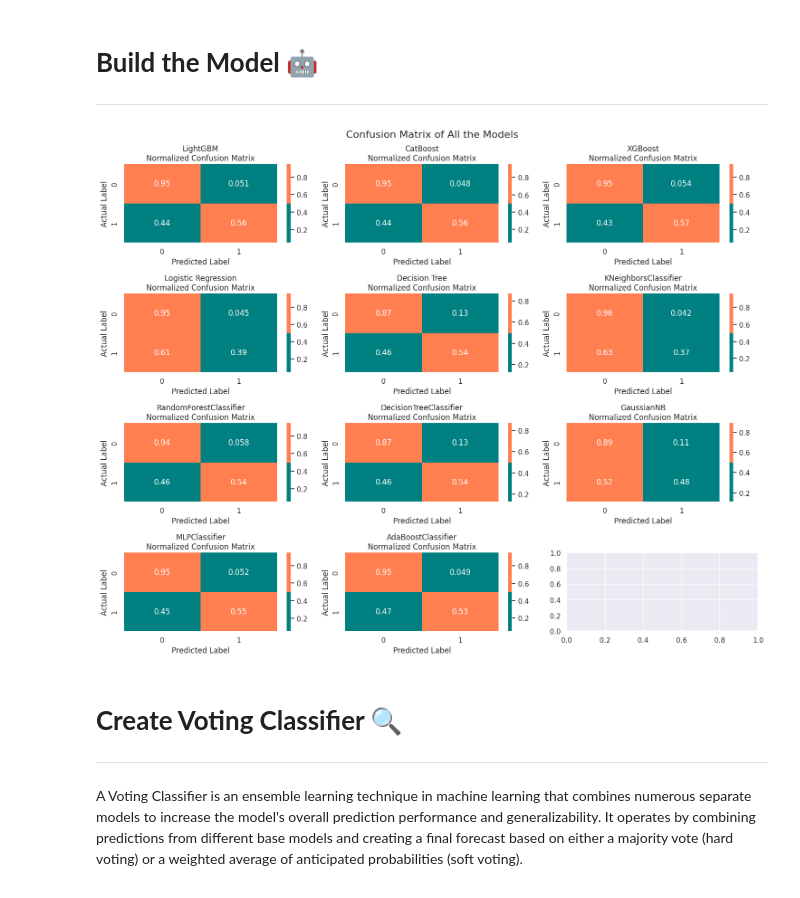
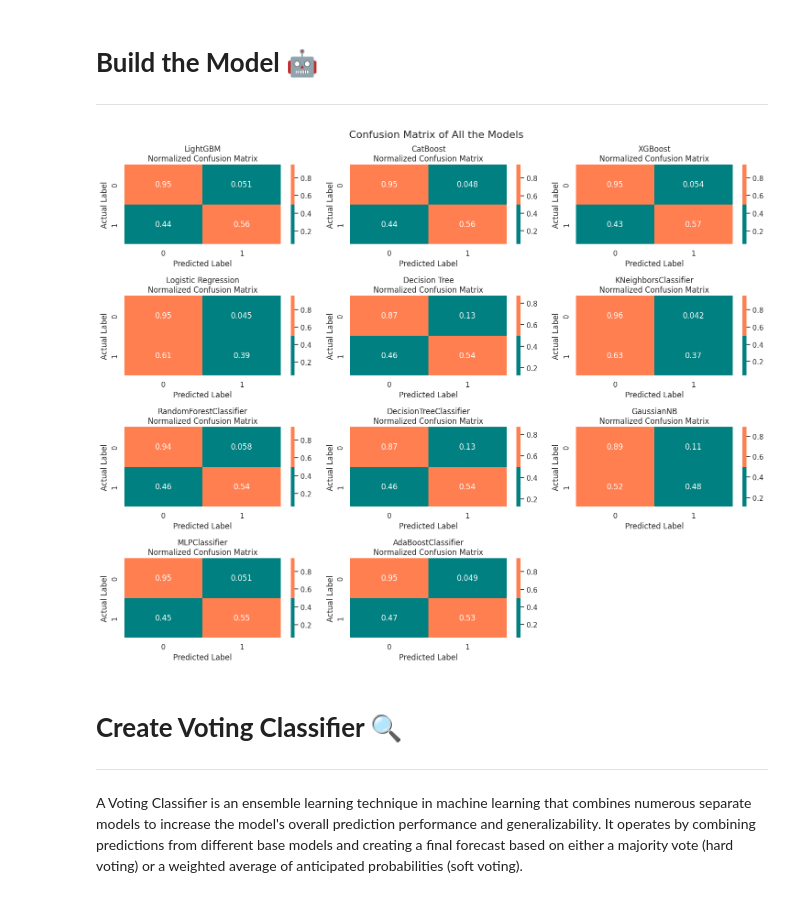
Before and after one commit to brmil07/Kaggle_Projects, a Jupyter notebook: binary-classification-with-a-bank-churn-dataset.ipynb, the cells around one changed output. Saved outputs shown, nothing was run; the diff lists cells and outputs as text; code cells hidden in the pictures.

```diff
--- a/binary-classification-with-a-bank-churn-dataset.ipynb
+++ b/binary-classification-with-a-bank-churn-dataset.ipynb
@@ -288,34 +288,40 @@ for name, classifier in tqdm(classifiers.items(), desc='Training models', unit='
     test_predictions = model.predict(X_test)
     test_probabilities = model.predict_proba(X_test)[:, 1]
 
     accuracy = accuracy_score(y_test, test_predictions)
     conf_matrix = confusion_matrix(y_test, test_predictions, normalize='true')
     classification_rep = classification_report(y_test, test_predictions)
     roc_auc = roc_auc_score(y_test, test_probabilities)
 
     performance_list.append({
         'Model': name,
         'Accuracy': accuracy,
         'ROC-AUC': roc_auc,
         'Confusion Matrix': conf_matrix,
         'Classification Report': classification_rep
     })
 
     # Plot the confusion matrix
     idx = list(classifiers.keys()).index(name)
     row_idx = idx // num_columns
     col_idx = idx % num_columns
 
     sns.heatmap(conf_matrix, annot=True, cmap=['teal', 'coral'], ax=axes[row_idx, col_idx])
     axes[row_idx, col_idx].set_title(f'{name}\nNormalized Confusion Matrix')
     axes[row_idx, col_idx].set_xlabel('Predicted Label')
     axes[row_idx, col_idx].set_ylabel('Actual Label')
 
+# If there are any remaining subplots, remove them
+for i in range(len(classifiers), num_rows * num_columns):
+    row_idx = i // num_columns
+    col_idx = i % num_columns
+    fig.delaxes(axes[row_idx, col_idx])
+
 plt.suptitle('Confusion Matrix of All the Models', fontsize=16)
 plt.tight_layout()
 plt.show()
 # %% [output]
-[figure, old version]
+[figure, new version]
 # %% [markdown]
 # **Create Voting Classifier 🔍**
 ---
```
Also changed, not shown: parts of 4 cells of this notebook.
